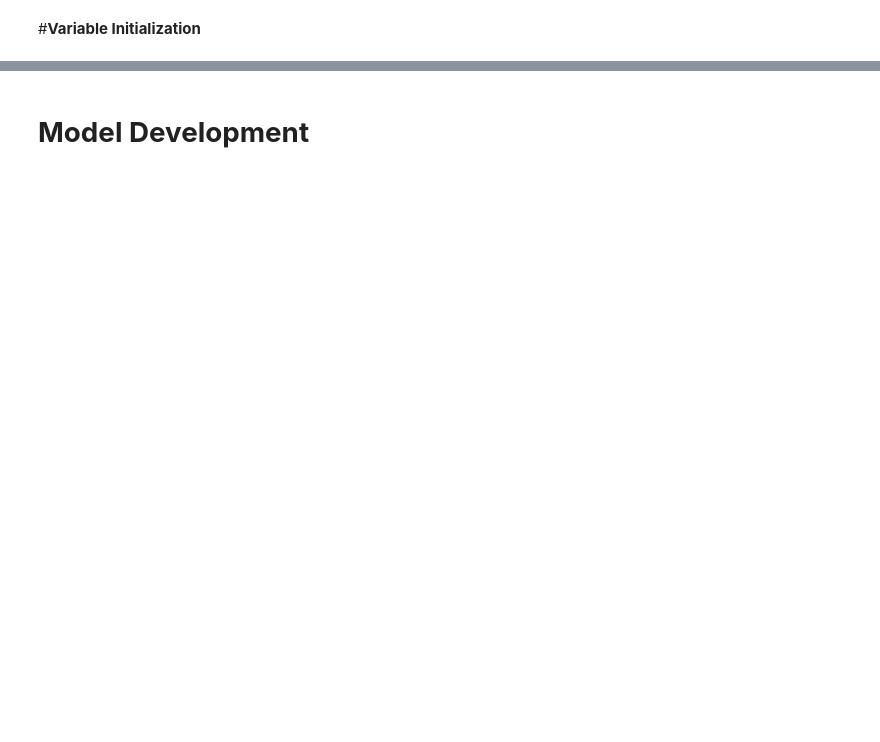
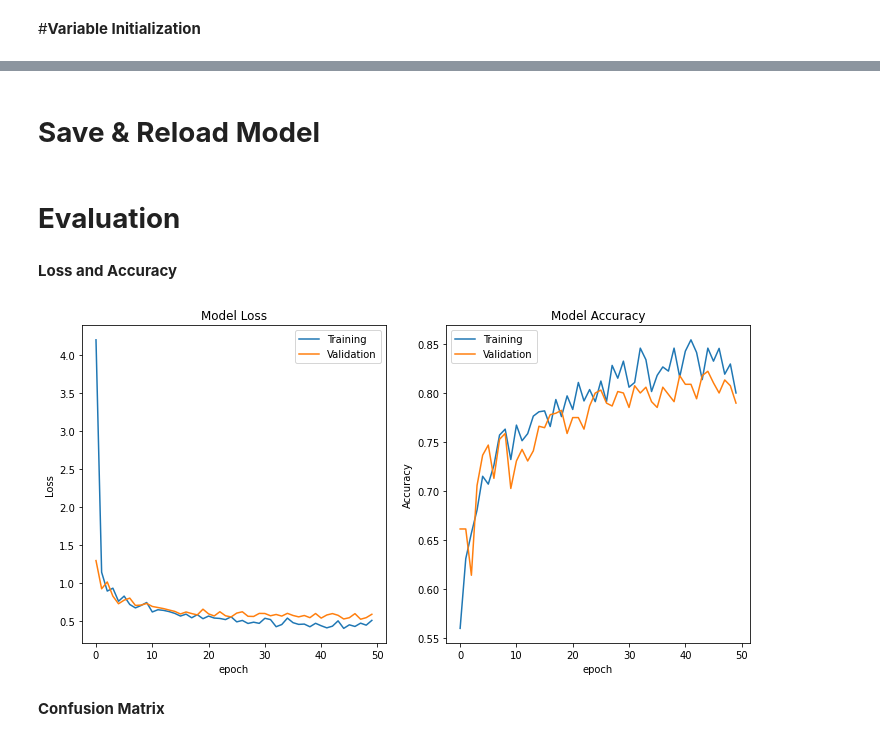
Before and after one commit to mnmahir/FYProject-PCGIPI, a Jupyter notebook: VGG16.ipynb, the cells around one changed output, grey strips where cells are left out. Drawn from its saved outputs; the diff is of its cells as text; code cells hidden in the pictures; blank space fills up the shorter version.

Commit message:
Clean up code Added Added confusion matrix Added metric calculation

```diff
--- a/VGG16.ipynb
+++ b/VGG16.ipynb
@@ -113,0 +257,10 @@ show_image_generated(train_generator, index = 0, img_size = 5)  # Print image ge
+# %%
+EPOCH = 50                      # Number of training epoch
+history = model.fit(
+  train_generator,
+  epochs=EPOCH,
+  validation_data=valid_generator,
+  steps_per_epoch=valid_generator.samples / valid_generator.batch_size ,
+  validation_steps=valid_generator.samples / valid_generator.batch_size,
+  verbose=1
+)
@@ -114,2 +285,2 @@ show_image_generated(train_generator, index = 0, img_size = 5)  # Print image ge
 # %% [markdown]
-# **Model Development**
+# **Save & Reload Model**
@@ -135,8 +286,0 @@ model.compile(
-# %%
-history = model.fit(
-  train_generator,
-  validation_data=valid_generator,
-  epochs=3,
-  steps_per_epoch=len(train_generator),
-  validation_steps=len(valid_generator)
-)
@@ -142,0 +291,13 @@ history = model.fit(
+# %% [markdown]
+# **Evaluation**
+# %% [markdown]
+**Loss and Accuracy**
+# %%
+plt.subplots(figsize=(10,5))
+plt.tight_layout()
+display_training_curves(history.history['loss'], history.history['val_loss'], 'Loss', 121)
+display_training_curves(history.history['accuracy'], history.history['val_accuracy'], 'Accuracy', 122)
+# %% [output]
+[figure, added]
+# %% [markdown]
+**Confusion Matrix**
```
Also changed, not shown: parts of 26 cells of this notebook.
